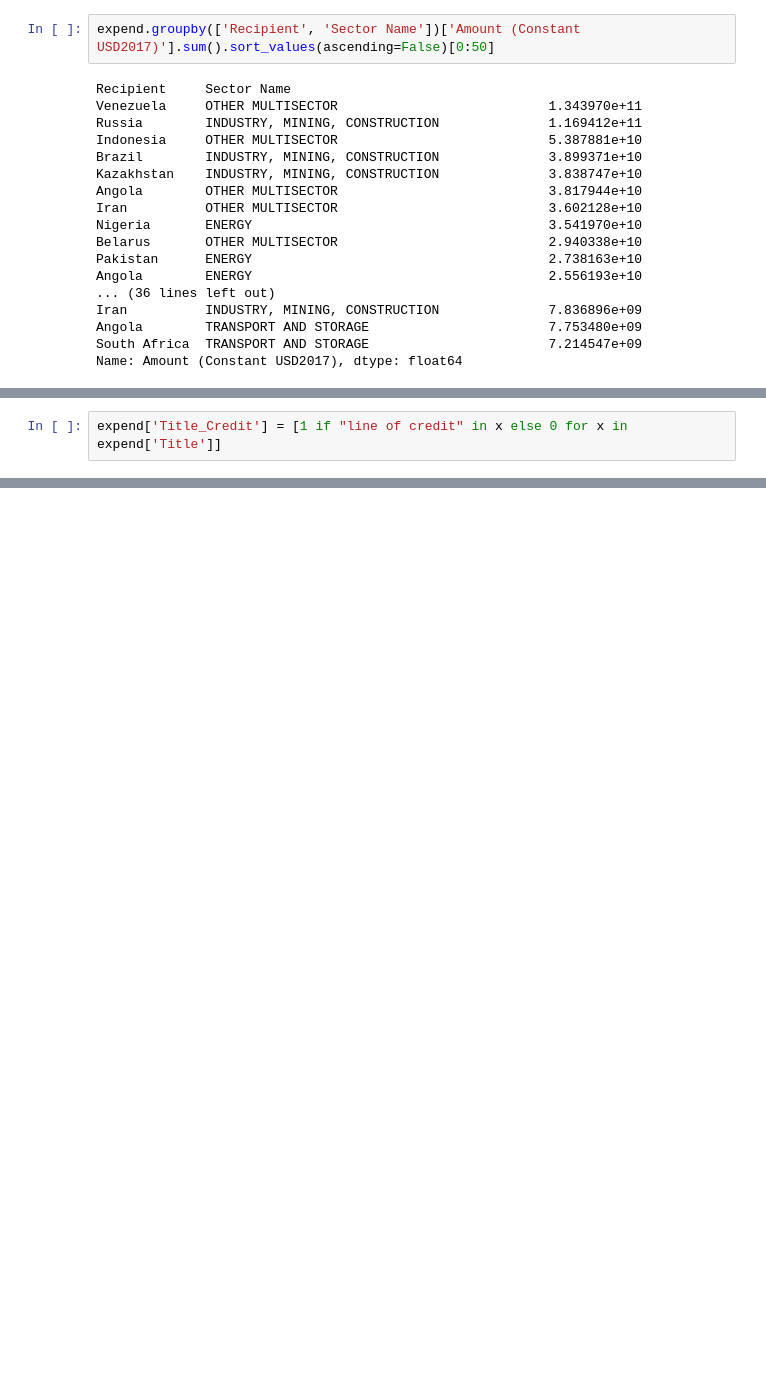
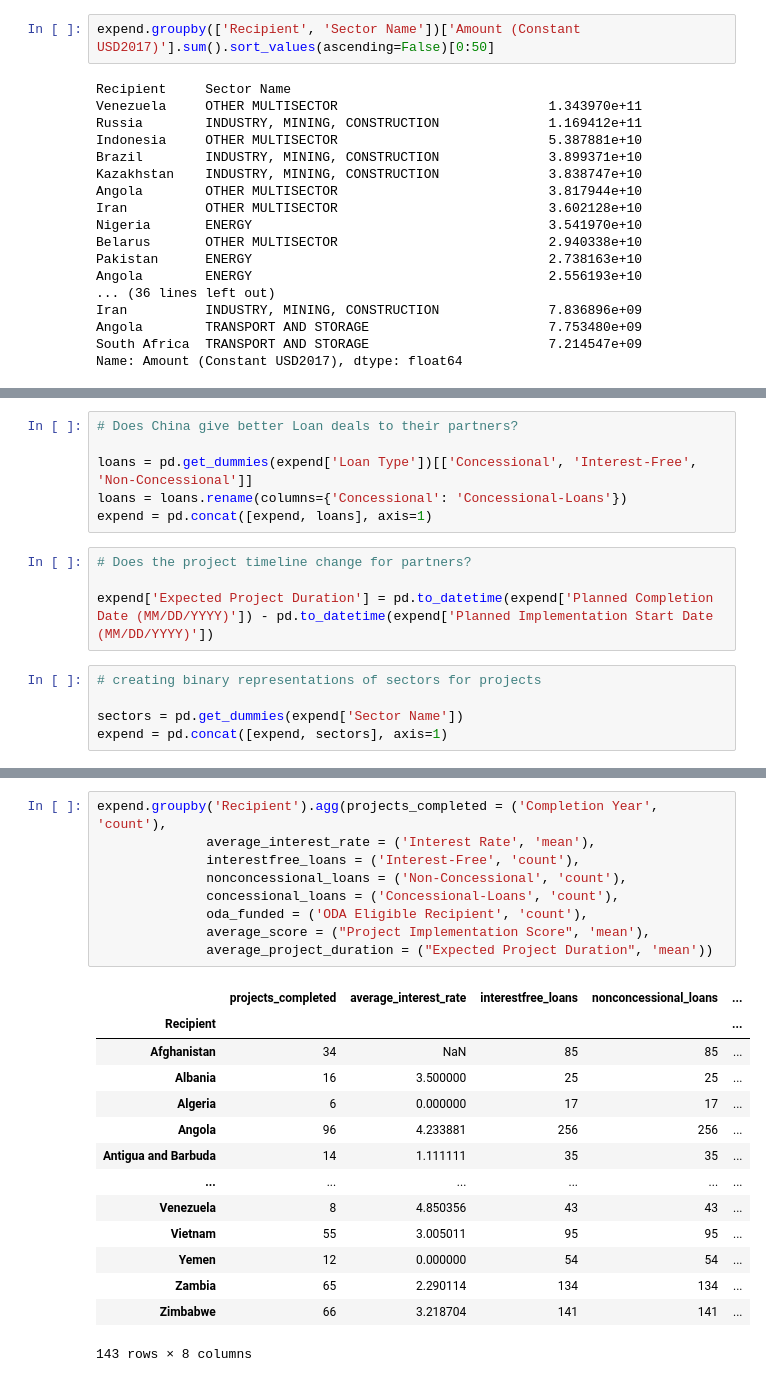
Before and after one commit to LAS-NCSU/bridash, a Jupyter notebook: modeling/BRIPartnerExploration.ipynb, the cells around one changed output, grey strips where cells are left out. Cells and saved outputs as stored; diff of their text form; blank space fills up the shorter version.

Commit message:
modelling partner entry date with features of financial influence

```diff
--- a/modeling/BRIPartnerExploration.ipynb
+++ b/modeling/BRIPartnerExploration.ipynb
@@ -134,2 +113,0 @@ list(expend[(expend['Recipient'] == 'Russia') & (expend['Sector Name'] == 'INDUS
-# %%
-expend['Title_Credit'] = [1 if "line of credit" in x else 0 for x in expend['Title']]
@@ -155,0 +122,15 @@ Name: Title_Credit, dtype: int64
+# %%
+# Does China give better Loan deals to their partners?
+
+loans = pd.get_dummies(expend['Loan Type'])[['Concessional', 'Interest-Free', 'Non-Concessional']]
+loans = loans.rename(columns={'Concessional': 'Concessional-Loans'})
+expend = pd.concat([expend, loans], axis=1)
+# %%
+# Does the project timeline change for partners?
+
+expend['Expected Project Duration'] = pd.to_datetime(expend['Planned Completion Date (MM/DD/YYYY)']) - pd.to_datetime(expend['Planned Implementation Start Date (MM/DD/YYYY)'])
+# %%
+# creating binary representations of sectors for projects
+
+sectors = pd.get_dummies(expend['Sector Name'])
+expend = pd.concat([expend, sectors], axis=1)
@@ -155,0 +148,24 @@ Name: Title_Credit, dtype: int64
+# %%
+expend.groupby('Recipient').agg(projects_completed = ('Completion Year', 'count'),
+              average_interest_rate = ('Interest Rate', 'mean'),
+              interestfree_loans = ('Interest-Free', 'count'),
+              nonconcessional_loans = ('Non-Concessional', 'count'),
+              concessional_loans = ('Concessional-Loans', 'count'),
+              oda_funded = ('ODA Eligible Recipient', 'count'),
+              average_score = ("Project Implementation Score", 'mean'),
+              average_project_duration = ("Expected Project Duration", 'mean'))
+# %% [output]
+|  | projects_completed | average_interest_rate | interestfree_loans | nonconcessional_loans | ... |
+| Recipient |  |  |  |  | ... |
+| Afghanistan | 34 | NaN | 85 | 85 | ... |
+| Albania | 16 | 3.500000 | 25 | 25 | ... |
+| Algeria | 6 | 0.000000 | 17 | 17 | ... |
+| Angola | 96 | 4.233881 | 256 | 256 | ... |
+| Antigua and Barbuda | 14 | 1.111111 | 35 | 35 | ... |
+| ... | ... | ... | ... | ... | ... |
+| Venezuela | 8 | 4.850356 | 43 | 43 | ... |
+| Vietnam | 55 | 3.005011 | 95 | 95 | ... |
+| Yemen | 12 | 0.000000 | 54 | 54 | ... |
+| Zambia | 65 | 2.290114 | 134 | 134 | ... |
+| Zimbabwe | 66 | 3.218704 | 141 | 141 | ... |
+143 rows × 8 columns
```
Also changed, not shown: parts of 11 cells of this notebook.
